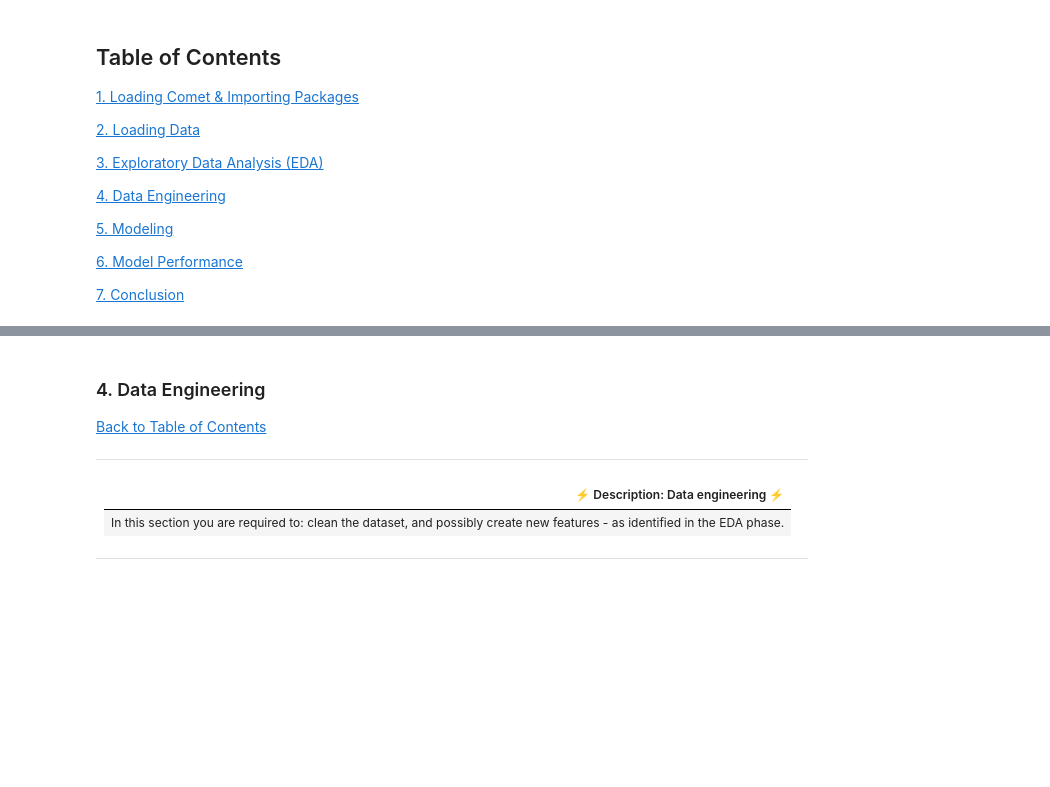
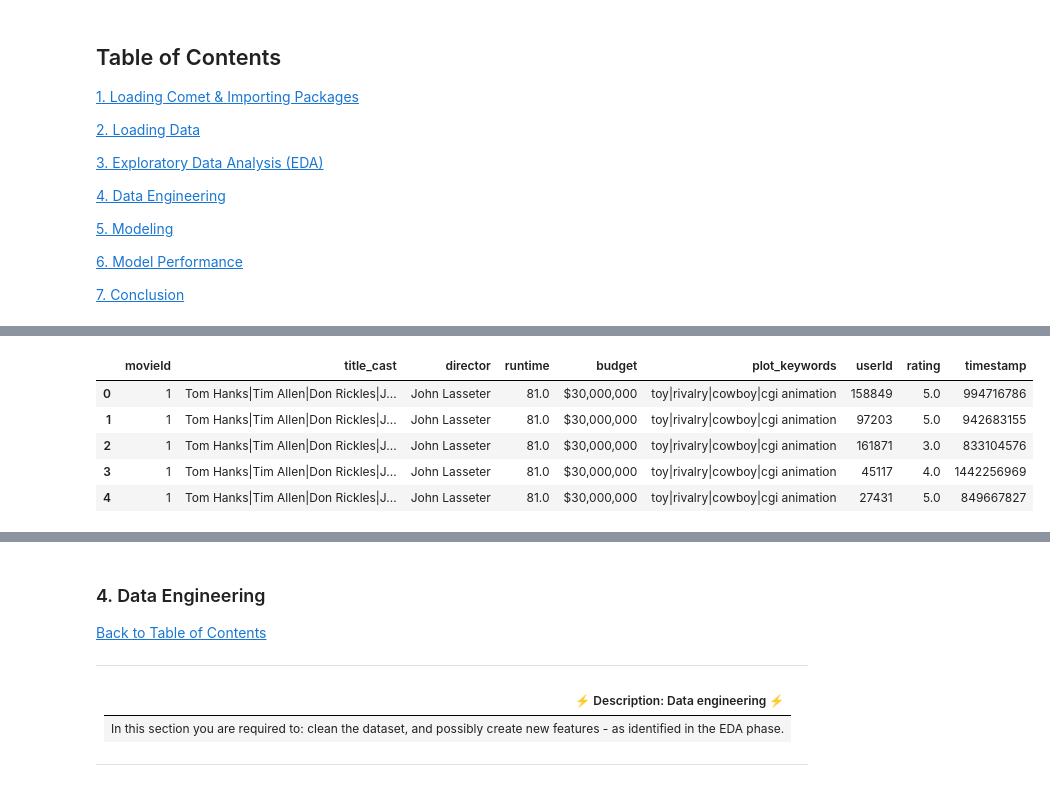
Before and after one commit to MrSathekge/Unsupervised-Learning-Sprint-2207FTDS-Team-JM5, a Jupyter notebook: Starter_Notebook.ipynb, the cells around one changed output, grey strips where cells are left out. Saved outputs shown, nothing was run; the diff lists cells and outputs as text; code cells hidden in the pictures; blank space fills up the shorter version.

```diff
--- a/Starter_Notebook.ipynb
+++ b/Starter_Notebook.ipynb
@@ -110,0 +311,11 @@ import seaborn as sns
+# %%
+#merging train and imdb datasets
+imdb_train = pd.merge(imdb_data, train, on= "movieId")
+imdb_train.head()
+# %% [output]
+|  | movieId | title_cast | director | runtime | budget | plot_keywords | userId | rating | timestamp |
+| 0 | 1 | Tom Hanks|Tim Allen|Don Rickles|J... | John Lasseter | 81.0 | $30,000,000 | toy|rivalry|cowboy|cgi animation | 158849 | 5.0 | 994716786 |
+| 1 | 1 | Tom Hanks|Tim Allen|Don Rickles|J... | John Lasseter | 81.0 | $30,000,000 | toy|rivalry|cowboy|cgi animation | 97203 | 5.0 | 942683155 |
+| 2 | 1 | Tom Hanks|Tim Allen|Don Rickles|J... | John Lasseter | 81.0 | $30,000,000 | toy|rivalry|cowboy|cgi animation | 161871 | 3.0 | 833104576 |
+| 3 | 1 | Tom Hanks|Tim Allen|Don Rickles|J... | John Lasseter | 81.0 | $30,000,000 | toy|rivalry|cowboy|cgi animation | 45117 | 4.0 | 1442256969 |
+| 4 | 1 | Tom Hanks|Tim Allen|Don Rickles|J... | John Lasseter | 81.0 | $30,000,000 | toy|rivalry|cowboy|cgi animation | 27431 | 5.0 | 849667827 |
```
Also changed, not shown: parts of 35 cells of this notebook.
